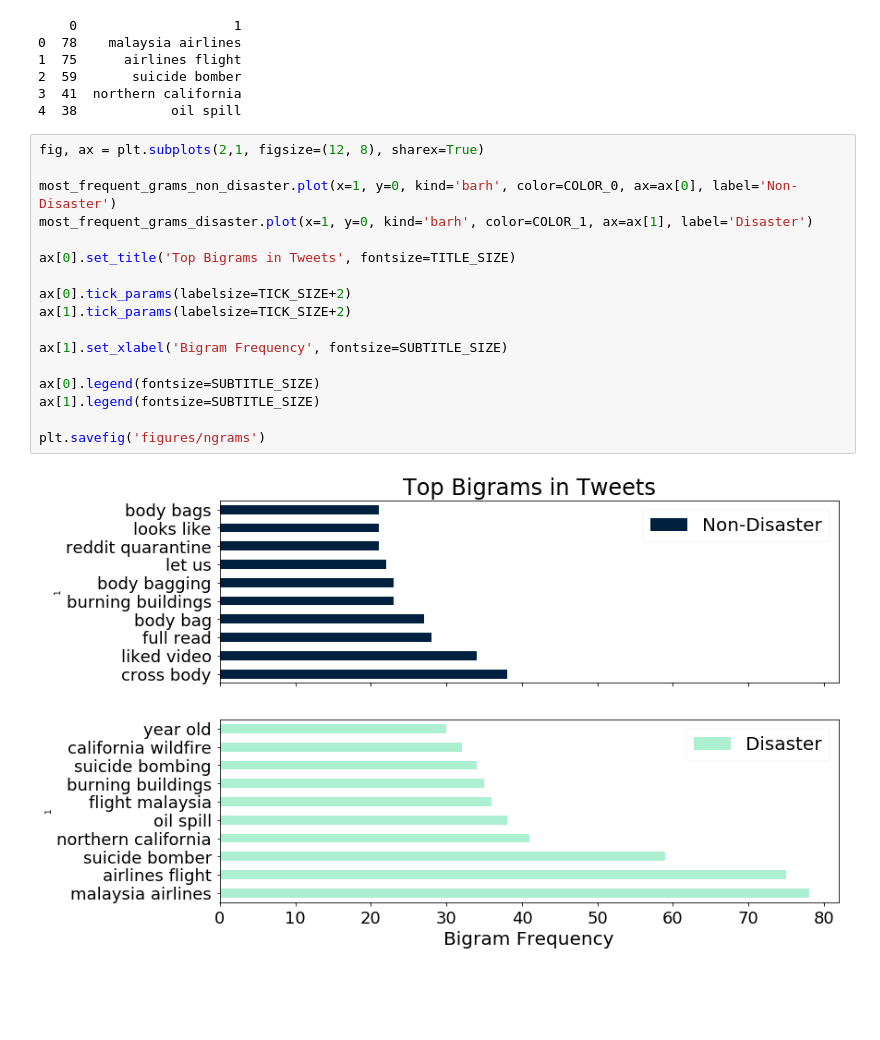
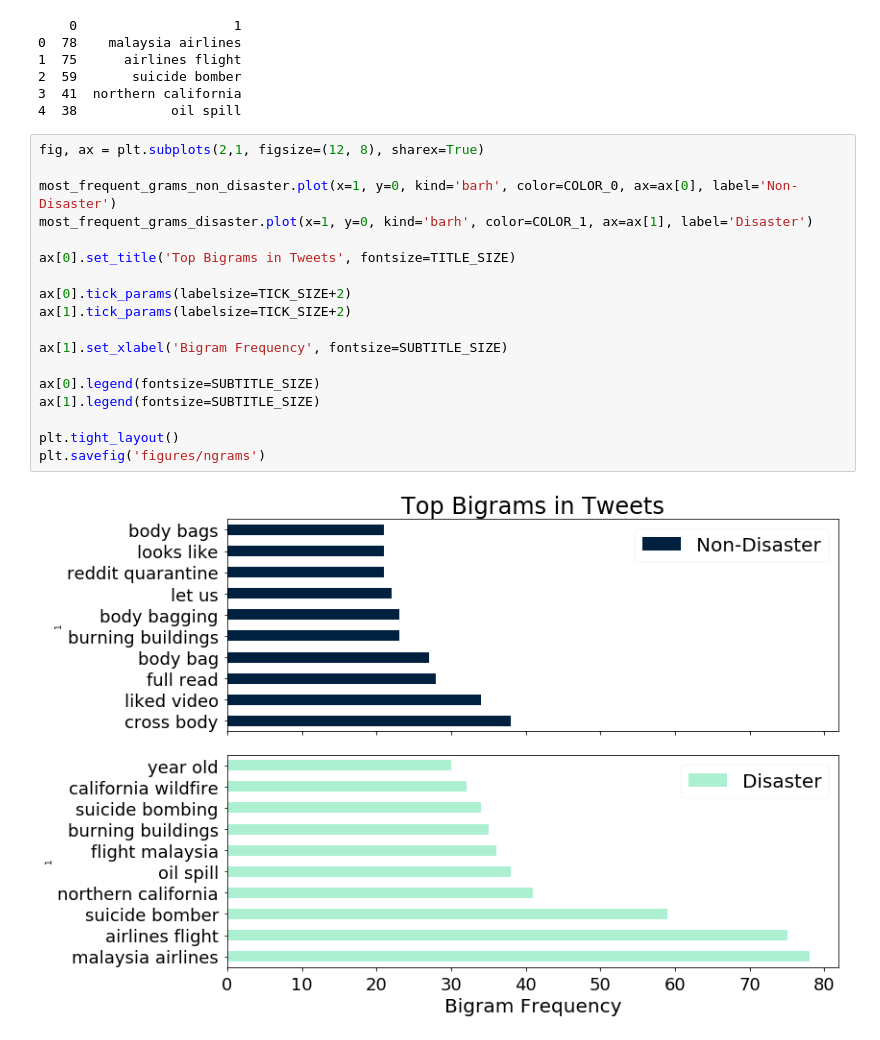
Before and after one commit to vegarab/aml-twitter-fakeornot, a Jupyter notebook: notebooks/n_gram.ipynb, the cells around one changed output. Cells and saved outputs as stored; diff of their text form; blank space fills up the shorter version.

Commit message:
feat: update figures

```diff
--- a/notebooks/n_gram.ipynb
+++ b/notebooks/n_gram.ipynb
@@ -66,19 +67,20 @@ print(most_frequent_grams_disaster.head())
 # %%
 fig, ax = plt.subplots(2,1, figsize=(12, 8), sharex=True)
 
 most_frequent_grams_non_disaster.plot(x=1, y=0, kind='barh', color=COLOR_0, ax=ax[0], label='Non-Disaster')
 most_frequent_grams_disaster.plot(x=1, y=0, kind='barh', color=COLOR_1, ax=ax[1], label='Disaster')
 
 ax[0].set_title('Top Bigrams in Tweets', fontsize=TITLE_SIZE)
 
 ax[0].tick_params(labelsize=TICK_SIZE+2)
 ax[1].tick_params(labelsize=TICK_SIZE+2)
 
 ax[1].set_xlabel('Bigram Frequency', fontsize=SUBTITLE_SIZE)
 
 ax[0].legend(fontsize=SUBTITLE_SIZE)
 ax[1].legend(fontsize=SUBTITLE_SIZE)
 
+plt.tight_layout()
 plt.savefig('figures/ngrams')
 # %% [output]
-[figure, old version]
+[figure, new version]
```
Also changed, not shown: parts of 1 cell of this notebook, 4 other files.
